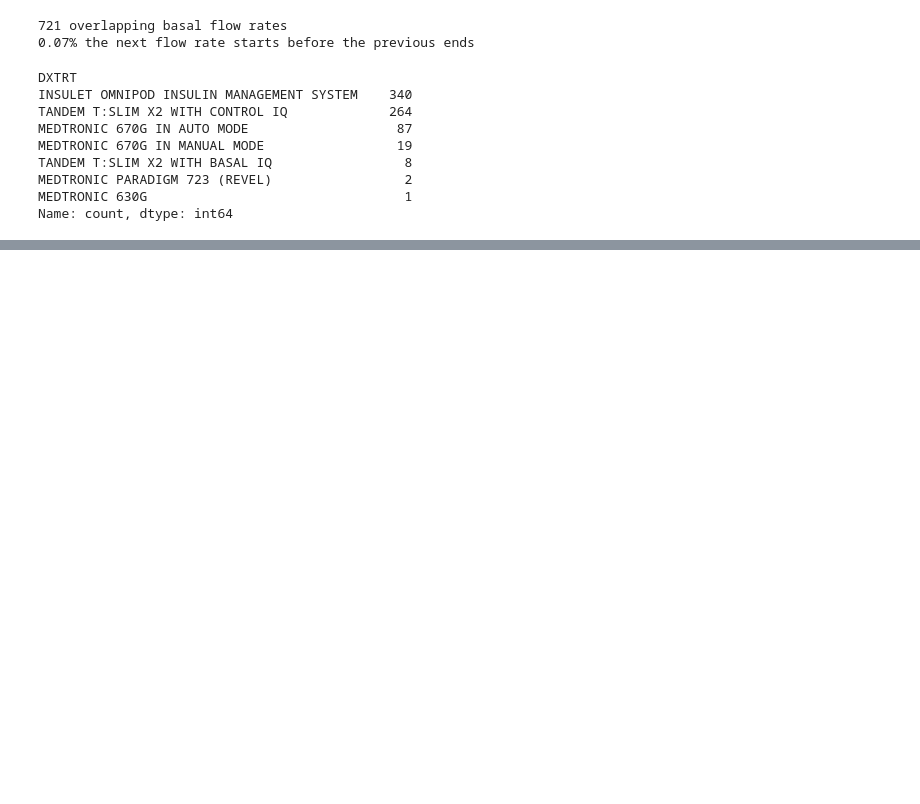
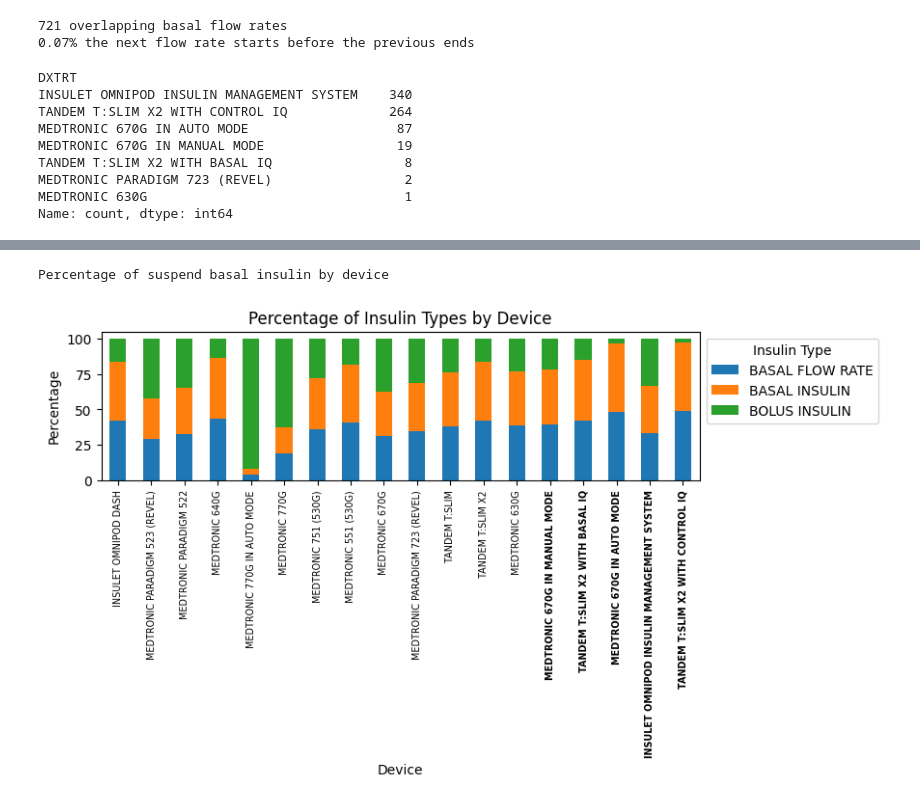
Before and after one commit to nudgebg/egvinsulin, a Jupyter notebook: notebooks/understand-t1dexi-dataset/2025-01-14 - Understand Insulin Data Structures.ipynb, the cells around one changed output, grey strips where cells are left out. Drawn from its saved outputs; the diff is of its cells as text; code cells hidden in the pictures; blank space fills up the shorter version.

```diff
--- a/notebooks/understand-t1dexi-dataset/2025-01-14 - Understand Insulin Data Structures.ipynb
+++ b/notebooks/understand-t1dexi-dataset/2025-01-14 - Understand Insulin Data Structures.ipynb
@@ -197,3 +197,6 @@ display(facm.sample(2))
+# %%
+#add treatment type to facm
+facm = pd.merge(facm,treatment.drop(columns=['DXTRT']), on='USUBJID', how='inner')
 # %% [markdown]
 ## Understand Basal and Boluses
 # %% [markdown]
@@ -916,0 +862,6 @@ Findings
+# %%
+pump_rows = facm.loc[~facm.ISMDI].copy()
+# %%
+# patients per platform
+patients_per_platform = pump_rows.groupby(['DXTRT']).USUBJID.nunique().sort_values()
+patients_per_platform
@@ -916,0 +889,27 @@ Findings
+# %%
+# insulin type per device
+#pump_rows = facm.loc[~facm.ISMDI].copy()
+r = pump_rows.value_counts(['DXTRT','FATEST'],sort=False)
+print("Percentage of suspend basal insulin by device")
+r = r.unstack(level=1)
+r = 100*r.div(r.sum(axis=1), axis=0)
+
+#sort by number of patients per platform
+r = r.loc[patients_per_platform.index]
+
+plt.figure(figsize=(8,2)); ax=plt.gca()
+r.plot(kind='bar', stacked=True, ax=ax)
+plt.title('Percentage of Insulin Types by Device')
+plt.ylabel('Percentage')
+plt.xlabel('Device')
+plt.legend(title='Insulin Type', loc='upper left', bbox_to_anchor=(1,1))
+plt.xticks(fontsize='x-small')
+
+# Make the font bold for the last five x-tick labels
+xticks = ax.get_xticklabels()
+for label in xticks[-5:]:
+    label.set_fontweight('bold')
+plt.show()
+# %% [output]
+Percentage of suspend basal insulin by device
+[figure, added]
```
Also changed, not shown: parts of 71 cells of this notebook.
